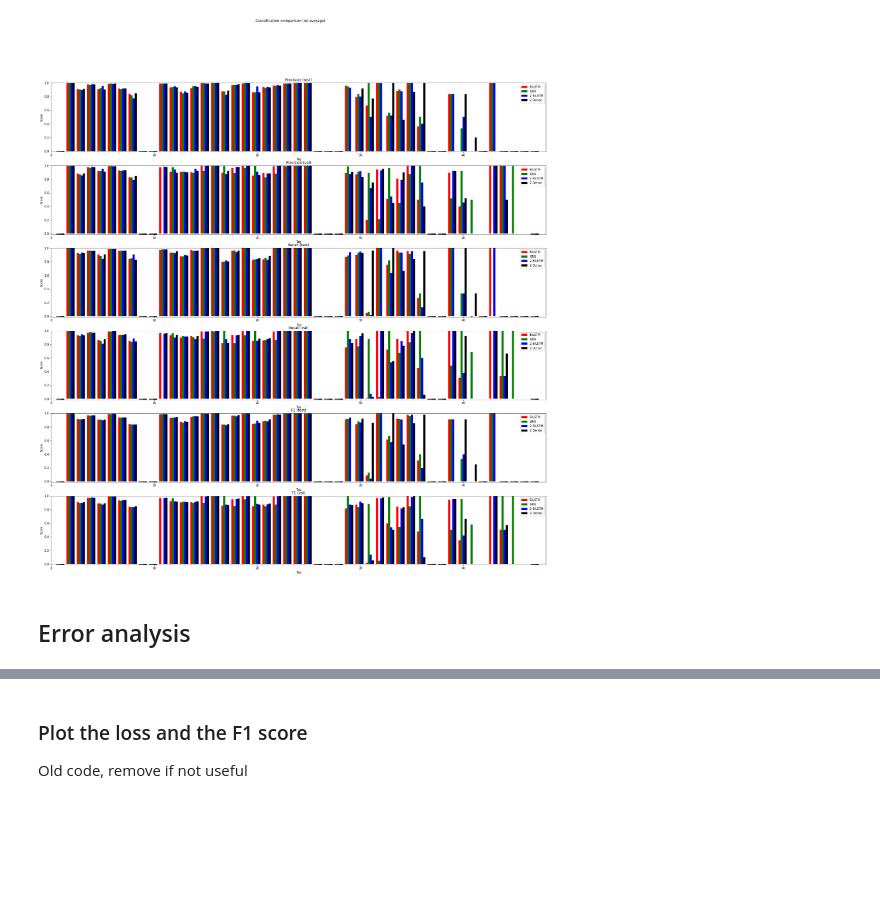
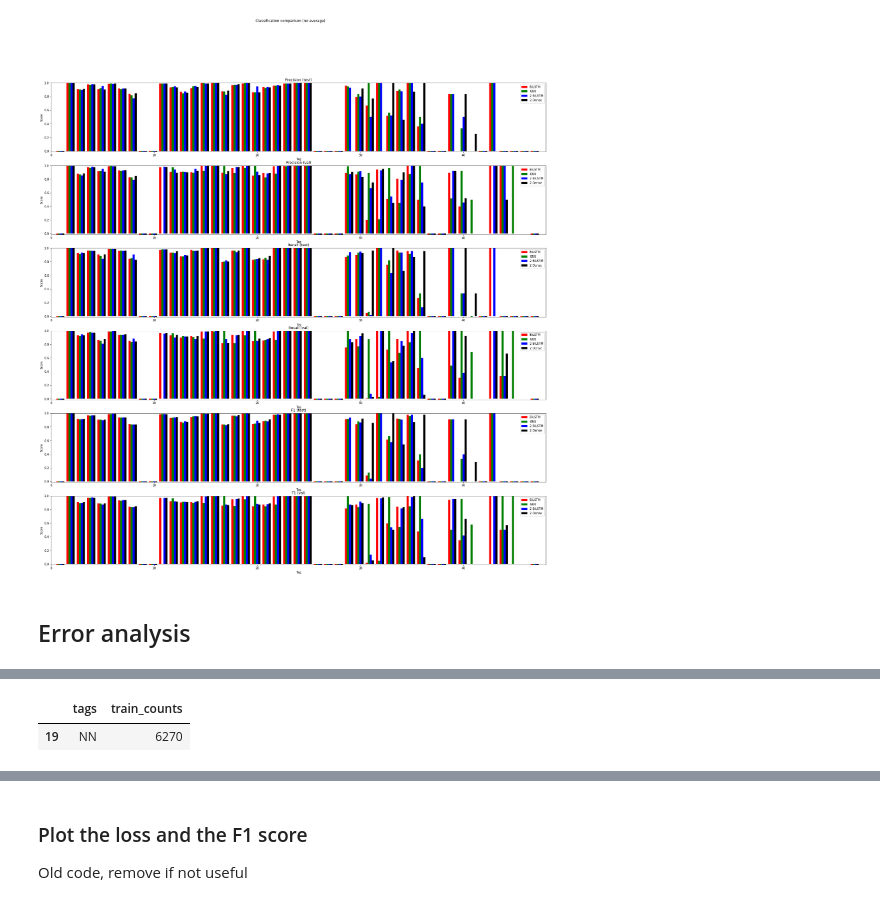
Before and after one commit to Valendrew/pos-tagging-abstractive-qa, a Jupyter notebook: POS_tagging/master_nlp_ass01.ipynb, the cells around one changed output, grey strips where cells are left out. Saved outputs shown, nothing was run; the diff lists cells and outputs as text; code cells hidden in the pictures; blank space fills up the shorter version.

```diff
--- a/POS_tagging/master_nlp_ass01.ipynb
+++ b/POS_tagging/master_nlp_ass01.ipynb
@@ -1293,0 +1376,5 @@ pyplot.show()
+# %%
+distr_df[distr_df['train_counts'] == distr_df['train_counts'].max()][['tags','train_counts']]
+# %% [output]
+|  | tags | train_counts |
+| 19 | NN | 6270 |
```
Also changed, not shown: parts of 22 cells of this notebook.
